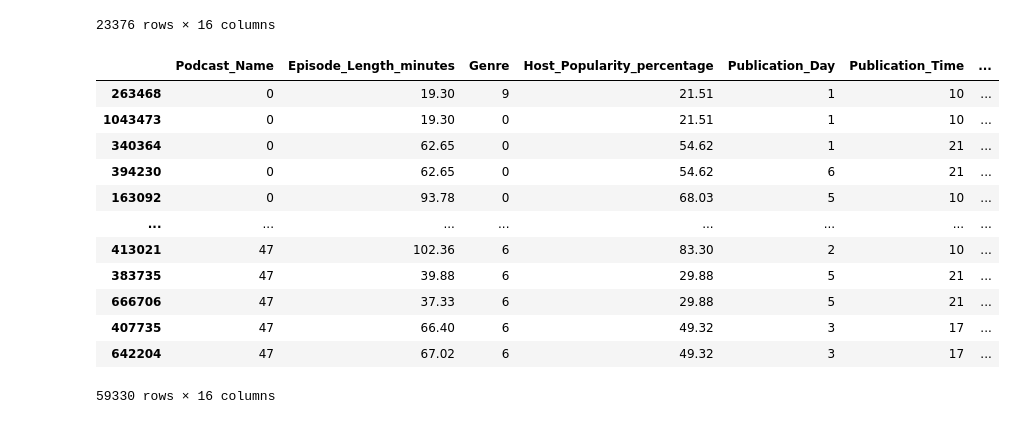
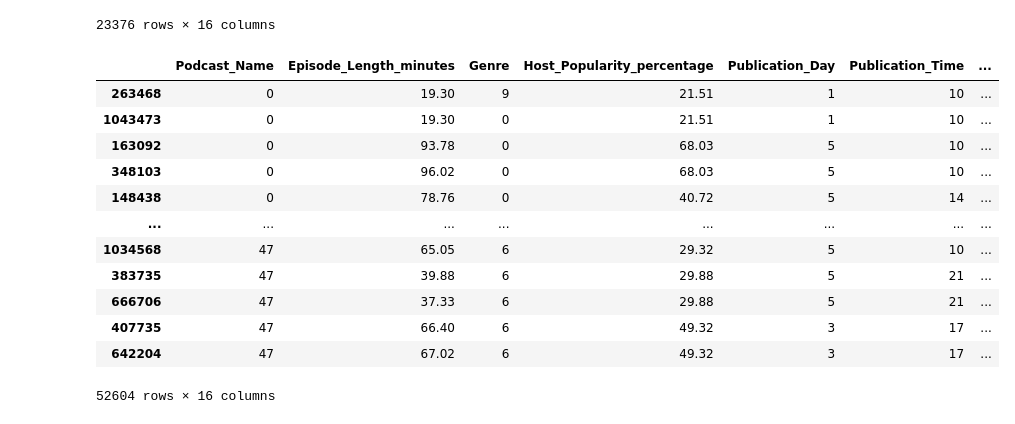
Before and after one commit to masaishi/kaggle-s5e4-6th-solution, a Jupyter notebook: notebooks/eda_001_check_dup.ipynb, the cells around one changed output. Saved outputs shown, nothing was run; the diff lists cells and outputs as text; code cells hidden in the pictures.

```diff
--- a/notebooks/eda_001_check_dup.ipynb
+++ b/notebooks/eda_001_check_dup.ipynb
@@ -210,27 +209,27 @@ df_dup
 | 1045001 | 47 | 102.45 | 6 | 42.13 | 6 | 14 | ... |
 23376 rows × 16 columns
 # %%
-cols_to_compare = ['Podcast_Name', 'Episode_Num', 'Host_Popularity_percentage', 'Publication_Time']
+cols_to_compare = ['Podcast_Name', 'Episode_Num', 'Host_Popularity_percentage', 'Publication_Day']
 
 df_dup2 = df_train.copy()
 # df_dup = df_dup.dropna(subset=['Guest_Popularity_percentage'])
 df_dup2 = df_dup2[df_dup2.duplicated(subset=cols_to_compare, keep=False)]
 df_dup2 = df_dup2.sort_values(cols_to_compare)
 df_dup2
 # %% [output]
 |  | Podcast_Name | Episode_Length_minutes | Genre | Host_Popularity_percentage | Publication_Day | Publication_Time | ... |
 | 263468 | 0 | 19.30 | 9 | 21.51 | 1 | 10 | ... |
 | 1043473 | 0 | 19.30 | 0 | 21.51 | 1 | 10 | ... |
-| 340364 | 0 | 62.65 | 0 | 54.62 | 1 | 21 | ... |
-| 394230 | 0 | 62.65 | 0 | 54.62 | 6 | 21 | ... |
 | 163092 | 0 | 93.78 | 0 | 68.03 | 5 | 10 | ... |
+| 348103 | 0 | 96.02 | 0 | 68.03 | 5 | 10 | ... |
+| 148438 | 0 | 78.76 | 0 | 40.72 | 5 | 14 | ... |
 | ... | ... | ... | ... | ... | ... | ... | ... |
-| 413021 | 47 | 102.36 | 6 | 83.30 | 2 | 10 | ... |
+| 1034568 | 47 | 65.05 | 6 | 29.32 | 5 | 10 | ... |
 | 383735 | 47 | 39.88 | 6 | 29.88 | 5 | 21 | ... |
 | 666706 | 47 | 37.33 | 6 | 29.88 | 5 | 21 | ... |
 | 407735 | 47 | 66.40 | 6 | 49.32 | 3 | 17 | ... |
 | 642204 | 47 | 67.02 | 6 | 49.32 | 3 | 17 | ... |
-59330 rows × 16 columns
+52604 rows × 16 columns
 # %%
 # Get IDs from each dataframe
 ids_df_dup = set(df_dup['id'])
```
Also changed, not shown: parts of 5 cells of this notebook, 1 other file.
